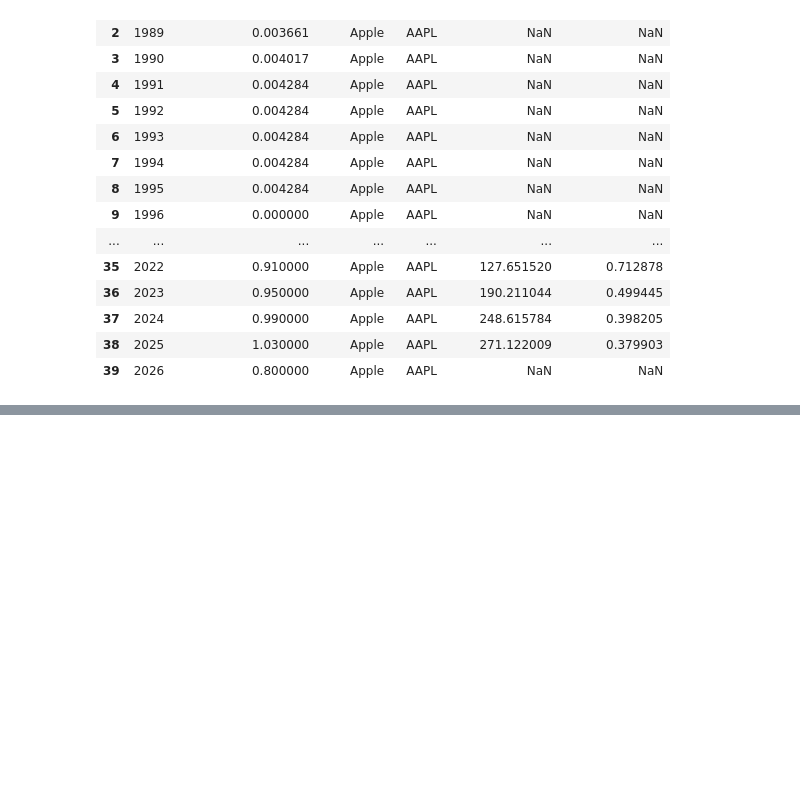
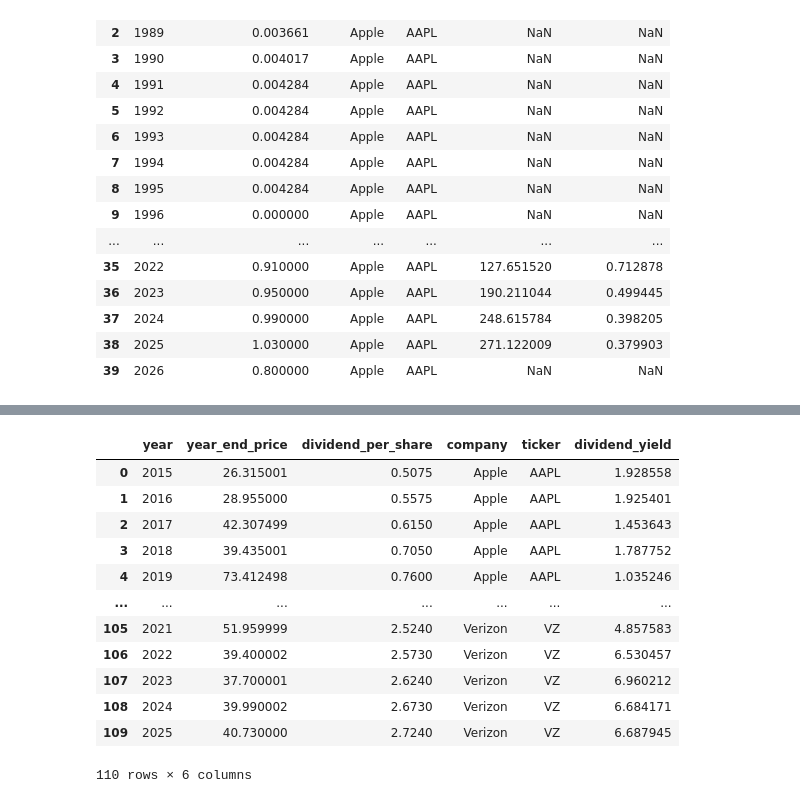
Before and after one commit to Jenniskamboj/Dividend-Puzzle-Analyzer, a Jupyter notebook: notebooks/01_data_understanding.ipynb, the cells around one changed output, grey strips where cells are left out. Cells and saved outputs as stored; diff of their text form; code cells hidden in the pictures; blank space fills up the shorter version.

```diff
--- a/notebooks/01_data_understanding.ipynb
+++ b/notebooks/01_data_understanding.ipynb
@@ -309,0 +479,16 @@ apple_data.to_csv(
+# %%
+all_data
+# %% [output]
+|  | year | year_end_price | dividend_per_share | company | ticker | dividend_yield |
+| 0 | 2015 | 26.315001 | 0.5075 | Apple | AAPL | 1.928558 |
+| 1 | 2016 | 28.955000 | 0.5575 | Apple | AAPL | 1.925401 |
+| 2 | 2017 | 42.307499 | 0.6150 | Apple | AAPL | 1.453643 |
+| 3 | 2018 | 39.435001 | 0.7050 | Apple | AAPL | 1.787752 |
+| 4 | 2019 | 73.412498 | 0.7600 | Apple | AAPL | 1.035246 |
+| ... | ... | ... | ... | ... | ... | ... |
+| 105 | 2021 | 51.959999 | 2.5240 | Verizon | VZ | 4.857583 |
+| 106 | 2022 | 39.400002 | 2.5730 | Verizon | VZ | 6.530457 |
+| 107 | 2023 | 37.700001 | 2.6240 | Verizon | VZ | 6.960212 |
+| 108 | 2024 | 39.990002 | 2.6730 | Verizon | VZ | 6.684171 |
+| 109 | 2025 | 40.730000 | 2.7240 | Verizon | VZ | 6.687945 |
+110 rows × 6 columns
```
Also changed, not shown: parts of 11 cells of this notebook, 2 other files.
